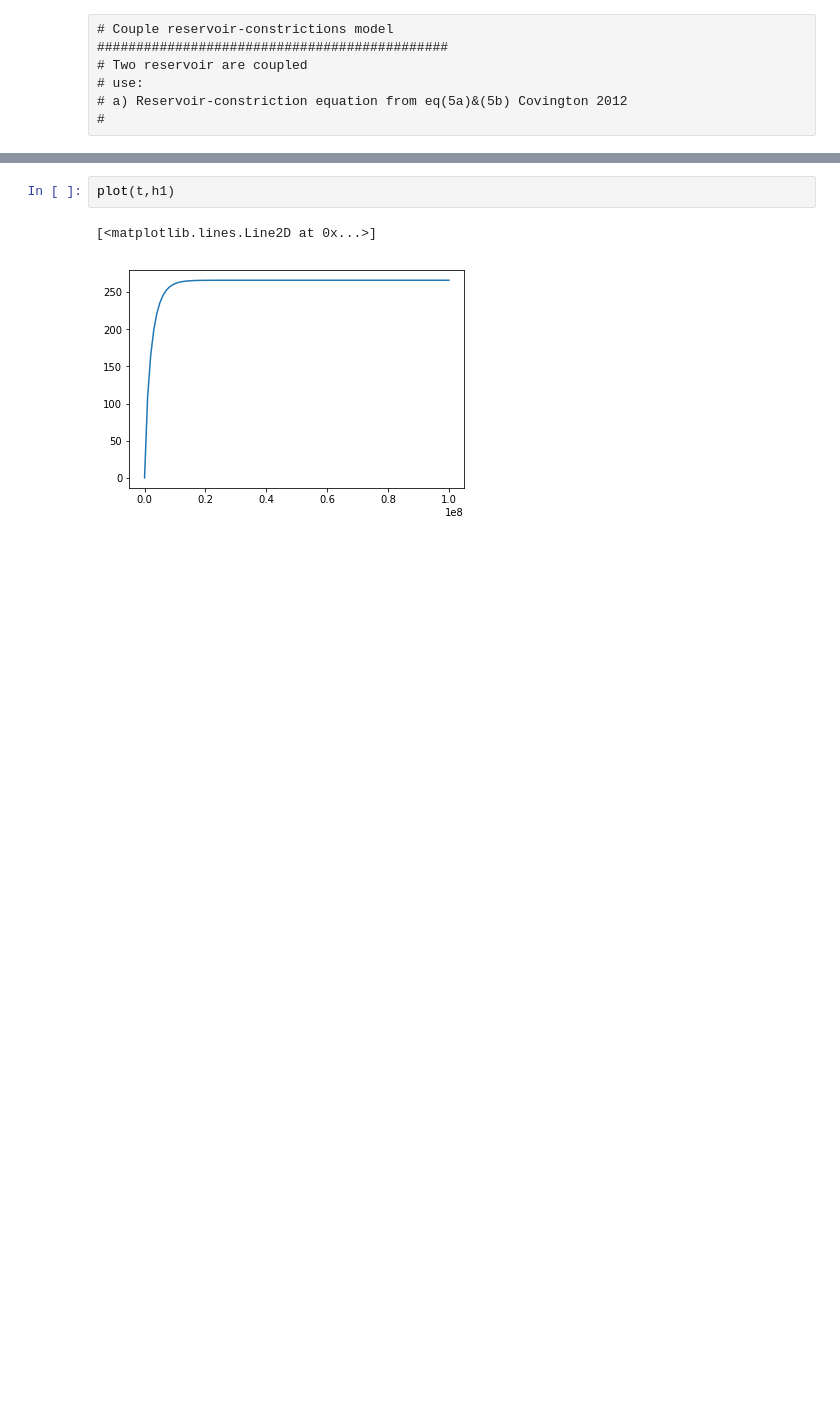
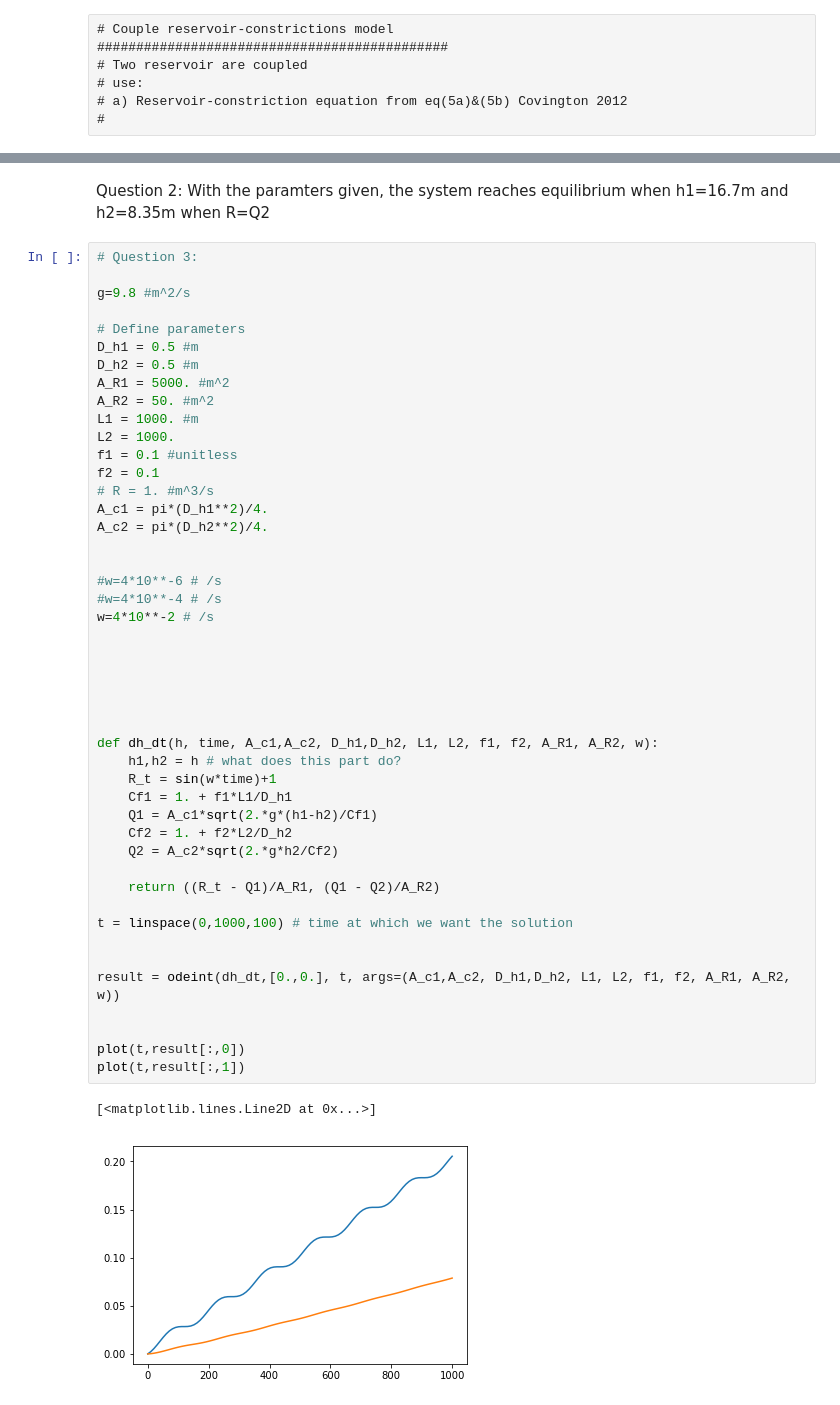
Before and after one commit to cctrunz/mathmodelling, a Jupyter notebook: Homework3_coupled reservoir model.ipynb, the cells around one changed output, grey strips where cells are left out. Saved outputs shown, nothing was run; the diff lists cells and outputs as text; blank space fills up the shorter version.

```diff
--- a/Homework3_coupled reservoir model.ipynb
+++ b/Homework3_coupled reservoir model.ipynb
@@ -55,5 +70,51 @@ TypeError: dh_dt() takes exactly 14 arguments (13 given)
-# %%
-plot(t,h1)
-# %% [output]
-[<matplotlib.lines.Line2D at 0x...>]
-[figure, removed]
+# %% [markdown]
+Question 2: With the paramters given, the system reaches equilibrium when h1=16.7m and h2=8.35m when R=Q2
+# %%
+# Question 3:
+
+g=9.8 #m^2/s
+
+# Define parameters
+D_h1 = 0.5 #m
+D_h2 = 0.5 #m
+A_R1 = 5000. #m^2
+A_R2 = 50. #m^2
+L1 = 1000. #m
+L2 = 1000.
+f1 = 0.1 #unitless
+f2 = 0.1
+# R = 1. #m^3/s
+A_c1 = pi*(D_h1**2)/4.
+A_c2 = pi*(D_h2**2)/4.
+
+
+#w=4*10**-6 # /s
+#w=4*10**-4 # /s
+w=4*10**-2 # /s
+
+
+
+
+
+
+def dh_dt(h, time, A_c1,A_c2, D_h1,D_h2, L1, L2, f1, f2, A_R1, A_R2, w):
+    h1,h2 = h # what does this part do?
+    R_t = sin(w*time)+1
+    Cf1 = 1. + f1*L1/D_h1
+    Q1 = A_c1*sqrt(2.*g*(h1-h2)/Cf1)
+    Cf2 = 1. + f2*L2/D_h2
+    Q2 = A_c2*sqrt(2.*g*h2/Cf2)
+
+    return ((R_t - Q1)/A_R1, (Q1 - Q2)/A_R2)
+
+t = linspace(0,1000,100) # time at which we want the solution
+
+
+result = odeint(dh_dt,[0.,0.], t, args=(A_c1,A_c2, D_h1,D_h2, L1, L2, f1, f2, A_R1, A_R2, w))
+
+
+plot(t,result[:,0])
+plot(t,result[:,1])
+# %% [output]
+[<matplotlib.lines.Line2D at 0x...>]
+[figure, added]
```
Also changed, not shown: parts of 2 cells of this notebook.
